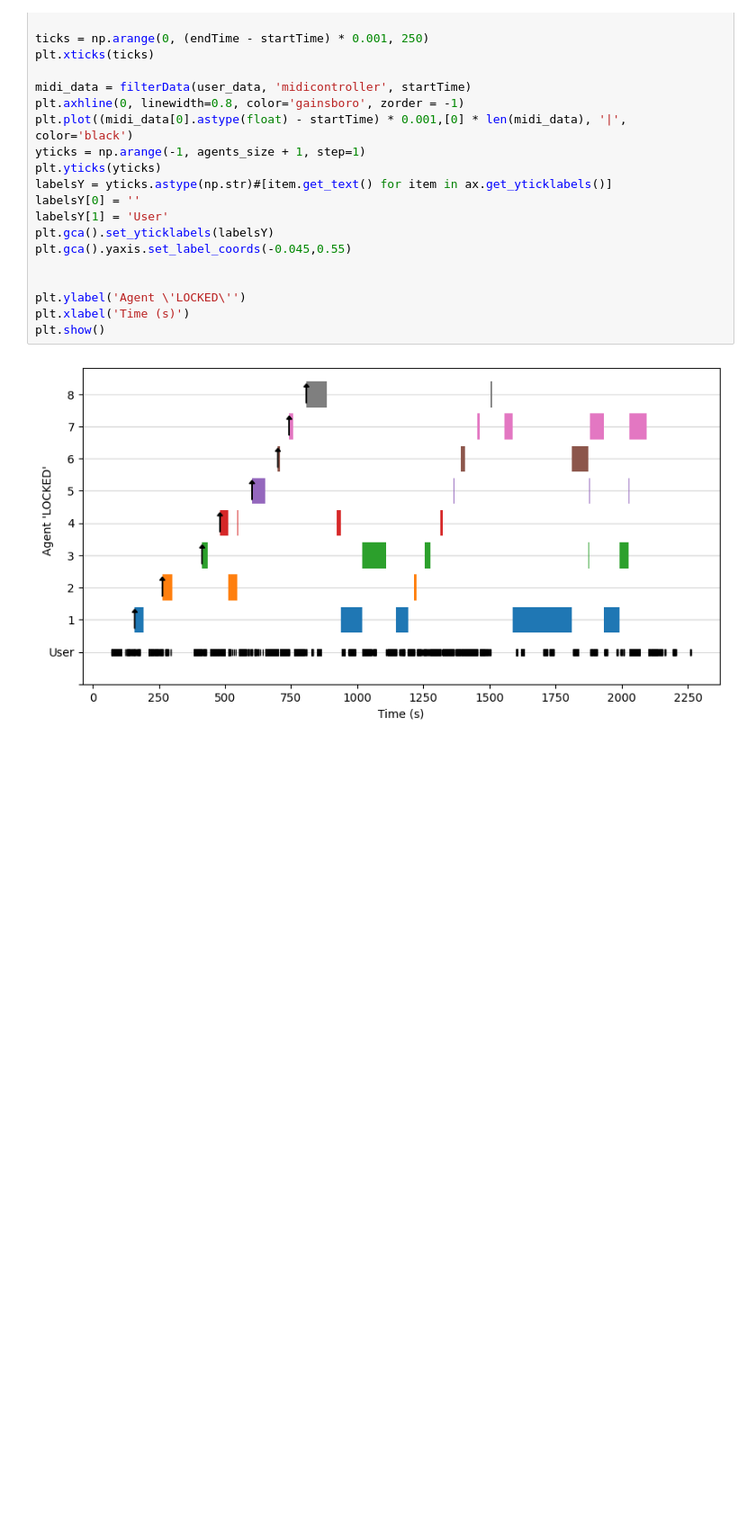
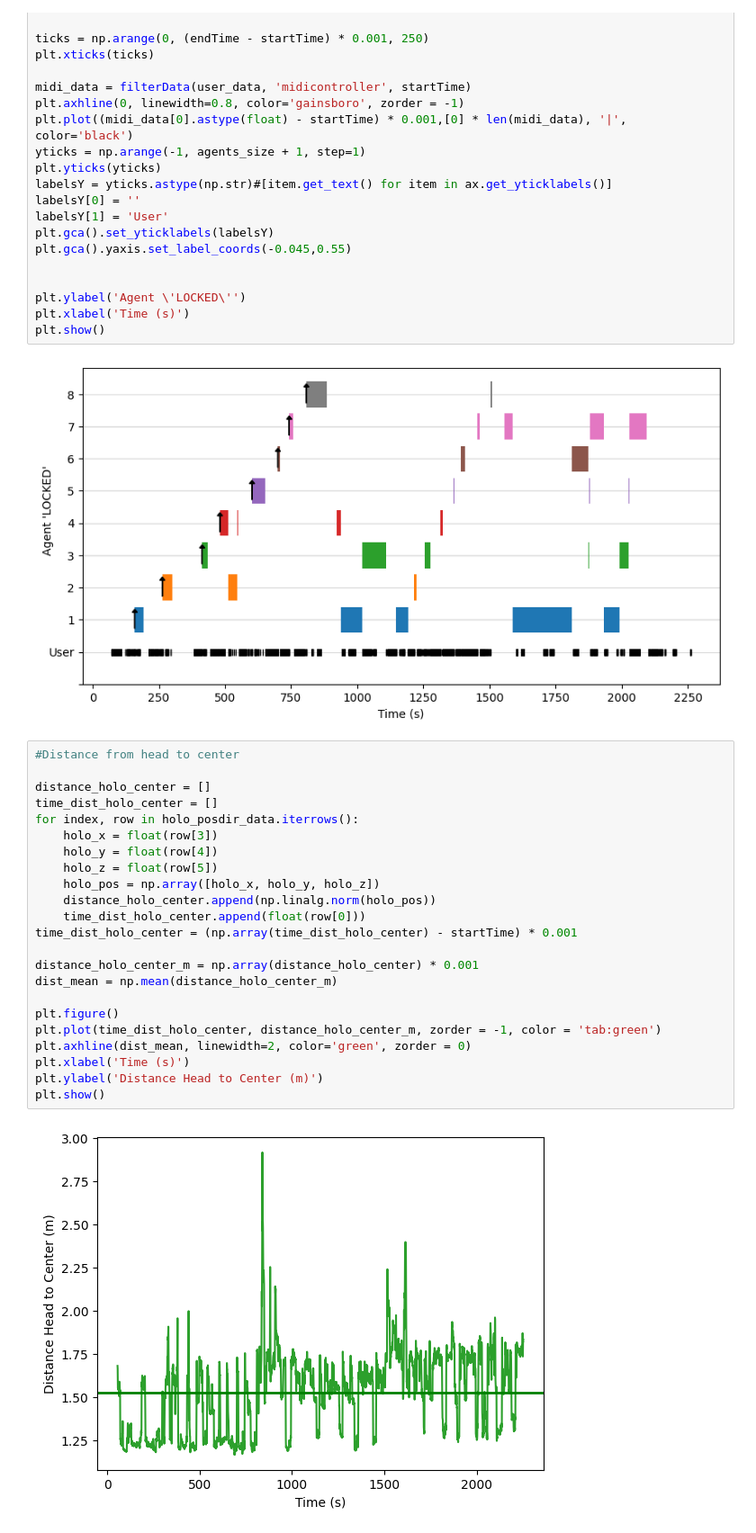
Before and after one commit to pedro-lucas-bravo/master_thesis_data_analysis, a Jupyter notebook: 7-users.ipynb, the cells around one changed output. Shown at 90% size. Saved outputs shown, nothing was run; the diff lists cells and outputs as text; blank space fills up the shorter version.

Commit message:
Implement distance charts

```diff
--- a/7-users.ipynb
+++ b/7-users.ipynb
@@ -397,3 +380,28 @@ plt.xlabel('Time (s)')
 plt.show()
 # %% [output]
 [figure]
+# %%
+#Distance from head to center
+
+distance_holo_center = []
+time_dist_holo_center = []
+for index, row in holo_posdir_data.iterrows():
+    holo_x = float(row[3])
+    holo_y = float(row[4])
+    holo_z = float(row[5])
+    holo_pos = np.array([holo_x, holo_y, holo_z])
+    distance_holo_center.append(np.linalg.norm(holo_pos))
+    time_dist_holo_center.append(float(row[0]))
+time_dist_holo_center = (np.array(time_dist_holo_center) - startTime) * 0.001
+
+distance_holo_center_m = np.array(distance_holo_center) * 0.001
+dist_mean = np.mean(distance_holo_center_m)
+
+plt.figure()
+plt.plot(time_dist_holo_center, distance_holo_center_m, zorder = -1, color = 'tab:green')
+plt.axhline(dist_mean, linewidth=2, color='green', zorder = 0)
+plt.xlabel('Time (s)')
+plt.ylabel('Distance Head to Center (m)')
+plt.show()
+# %% [output]
+[figure, added]
```
Also changed, not shown: parts of 10 cells of this notebook, 1 other file.
